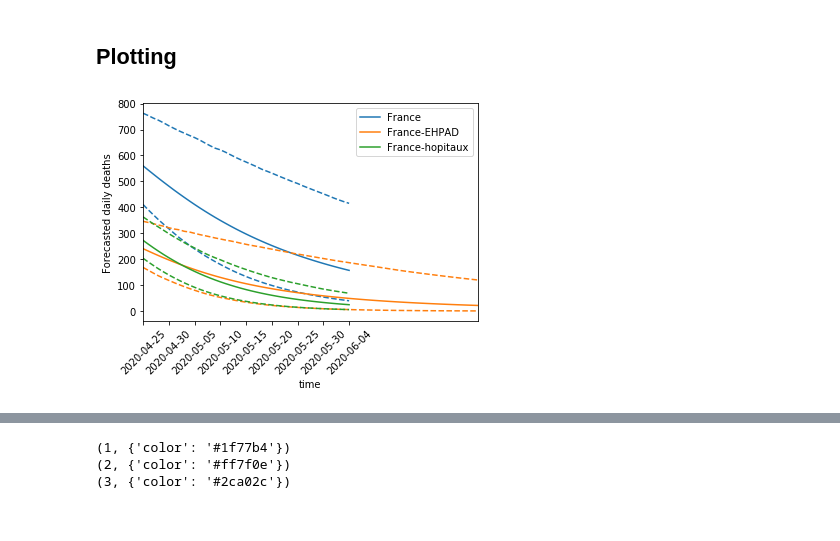
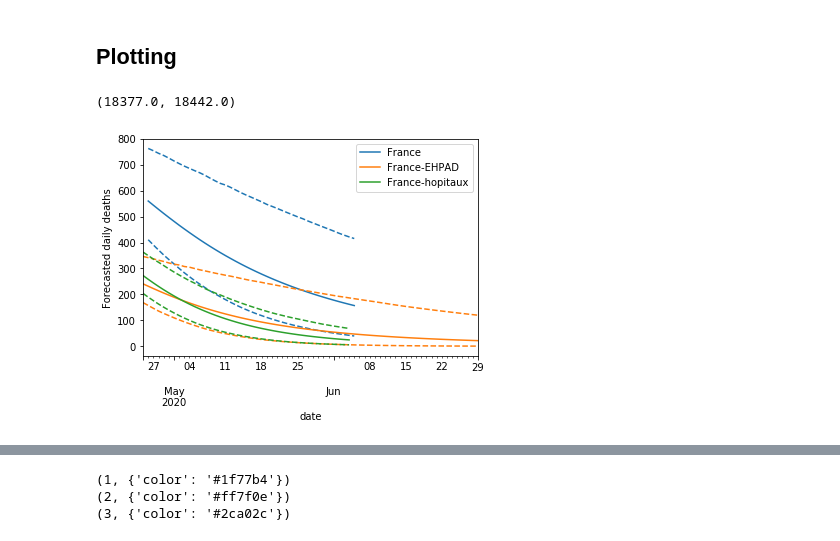
Before and after one commit to payoto/covid19model-fr-regions-results, a Jupyter notebook: data_load.ipynb, the cells around one changed output, grey strips where cells are left out. Drawn from its saved outputs; the diff is of its cells as text; code cells hidden in the pictures.

Commit message:
Fix timeseries plotting
It was plotting based on index and then skinning the ticks rather than
plotting on timeseries.

```diff
--- a/data_load.ipynb
+++ b/data_load.ipynb
@@ -125,11 +125,53 @@ The data are available in the `'data'` field of the resulting dataframe
 ## Plotting
 # %%
 import pandas as pd
+# %%
+def plot_forecast_countries_test(
+    forecast_df,
+    country_list=None,
+    color_cyle=None,
+    max_date=None,
+    min_date=None,
+    **kwargs
+):
+
+    if country_list is None:
+        country_list = forecast_df['country'].unique()
+    if color_cyle is None:
+        color_cyle = plt.rcParams['axes.prop_cycle']
+    # Which properties of the cycler are not already specified in kwargs?
+    active_cycle = {}
+    for prop in color_cyle.by_key():
+        active_cycle[prop] = not (prop in kwargs)
+
+    if 'ax' not in kwargs:
+        fig, kwargs['ax'] = plt.subplots()
+
+    for country, properties in zip(country_list, color_cyle):
+        # Cycle a plot property by passing it to kwargs if it was not overriden
+        for prop in active_cycle:
+            if active_cycle[prop]:
+                kwargs[prop] = properties[prop]
+        # plot the country specific forecast
+        axout = plot_forecast_country(forecast_df, country, **kwargs)
+
+    # Tailor axis limits
+    x_min, x_max = pd.to_datetime(axout.get_xlim(), unit='D')
+    if not (max_date is None):
+        axout.set_xlim(right=min(x_max, pd.to_datetime(max_date)))
+    if not (min_date is None):
+        axout.set_xlim(left=max(x_min, pd.to_datetime(min_date)))
+    # Select only mean lines to appear in legend
+    line_legend = [l for l in axout.get_lines() if l.get_label() in country_list]
+    axout.legend(handles=line_legend)
+    return axout
 # %%
 test_data = analysis_set_france.loc[32,:]["data"]
 forecast_df = test_data.data['forecasting']
 
 country_list = ["France", "France-EHPAD", "France-hopitaux"]
-ax_forecast = plot_forecast_countries(forecast_df, country_list)
+ax_forecast = plot_forecast_countries_test(forecast_df, country_list,max_date=None)
+ax_forecast.get_xlim()
 # %% [output]
+(18377.0, 18442.0)
-[figure, old version]
+[figure, new version]
```
Also changed, not shown: parts of 2 cells of this notebook, 1 other file.
